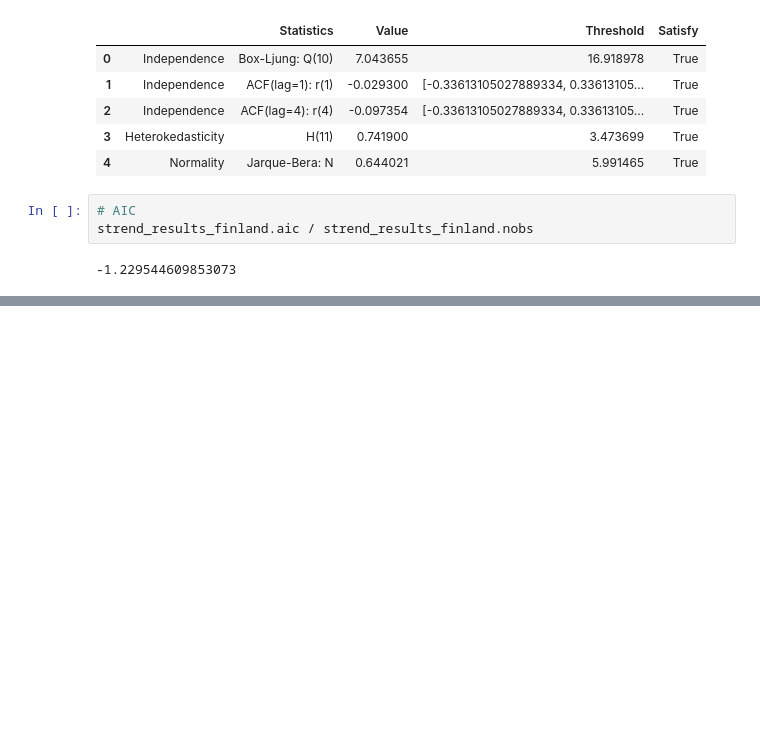
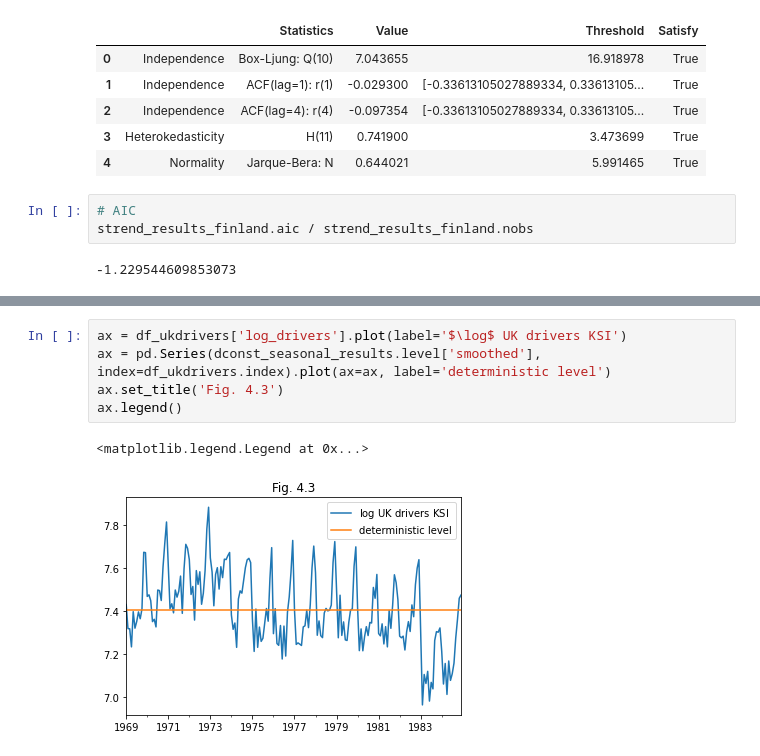
Before and after one commit to tatamiya/state_space_model_notebooks, a Jupyter notebook: statsmodels/CommandeurKoopman2007.ipynb, the cells around one changed output, grey strips where cells are left out. Saved outputs shown, nothing was run; the diff lists cells and outputs as text; blank space fills up the shorter version.

```diff
--- a/statsmodels/CommandeurKoopman2007.ipynb
+++ b/statsmodels/CommandeurKoopman2007.ipynb
@@ -824,0 +891,8 @@ strend_results_finland.aic / strend_results_finland.nobs
+# %%
+ax = df_ukdrivers['log_drivers'].plot(label='$\log$ UK drivers KSI')
+ax = pd.Series(dconst_seasonal_results.level['smoothed'], index=df_ukdrivers.index).plot(ax=ax, label='deterministic level')
+ax.set_title('Fig. 4.3')
+ax.legend()
+# %% [output]
+<matplotlib.legend.Legend at 0x...>
+[figure, added]
```
Also changed, not shown: parts of 28 cells of this notebook.
